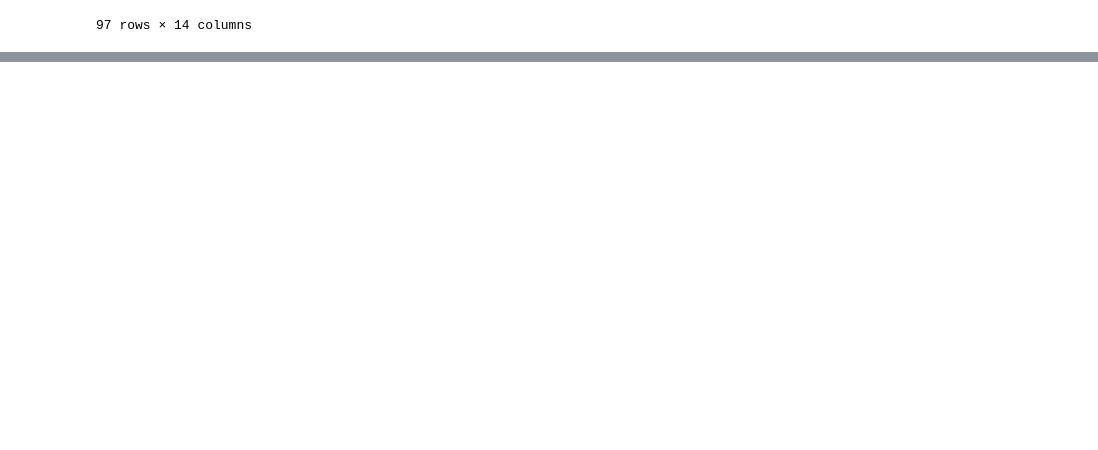
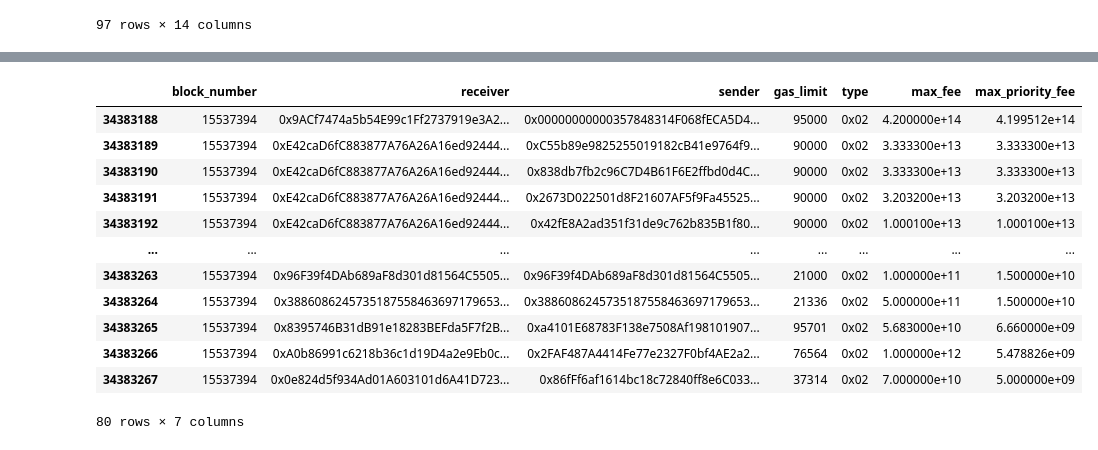
Before and after one commit to fmrmf/merge-challenge, a Jupyter notebook: notebook/transactions.ipynb, the cells around one changed output, grey strips where cells are left out. Drawn from its saved outputs; the diff is of its cells as text; code cells hidden in the pictures; blank space fills up the shorter version.

```diff
--- a/notebook/transactions.ipynb
+++ b/notebook/transactions.ipynb
@@ -154,0 +200,16 @@ last_block_appended = 15725628
+# %%
+qt[qt['block_number'] == merge_block_number]
+# %% [output]
+|  | block_number | receiver | sender | gas_limit | type | max_fee | max_priority_fee |
+| 34383188 | 15537394 | 0x9ACf7474a5b54E99c1Ff2737919e3A2... | 0x00000000000357848314F068fECA5D4... | 95000 | 0x02 | 4.200000e+14 | 4.199512e+14 |
+| 34383189 | 15537394 | 0xE42caD6fC883877A76A26A16ed92444... | 0xC55b89e9825255019182cB41e9764f9... | 90000 | 0x02 | 3.333300e+13 | 3.333300e+13 |
+| 34383190 | 15537394 | 0xE42caD6fC883877A76A26A16ed92444... | 0x838db7fb2c96C7D4B61F6E2ffbd0d4C... | 90000 | 0x02 | 3.333300e+13 | 3.333300e+13 |
+| 34383191 | 15537394 | 0xE42caD6fC883877A76A26A16ed92444... | 0x2673D022501d8F21607AF5f9Fa45525... | 90000 | 0x02 | 3.203200e+13 | 3.203200e+13 |
+| 34383192 | 15537394 | 0xE42caD6fC883877A76A26A16ed92444... | 0x42fE8A2ad351f31de9c762b835B1f80... | 90000 | 0x02 | 1.000100e+13 | 1.000100e+13 |
+| ... | ... | ... | ... | ... | ... | ... | ... |
+| 34383263 | 15537394 | 0x96F39f4DAb689aF8d301d81564C5505... | 0x96F39f4DAb689aF8d301d81564C5505... | 21000 | 0x02 | 1.000000e+11 | 1.500000e+10 |
+| 34383264 | 15537394 | 0x3886086245735187558463697179653... | 0x3886086245735187558463697179653... | 21336 | 0x02 | 5.000000e+11 | 1.500000e+10 |
+| 34383265 | 15537394 | 0x8395746B31dB91e18283BEFda5F7f2B... | 0xa4101E68783F138e7508Af198101907... | 95701 | 0x02 | 5.683000e+10 | 6.660000e+09 |
+| 34383266 | 15537394 | 0xA0b86991c6218b36c1d19D4a2e9Eb0c... | 0x2FAF487A4414Fe77e2327F0bf4AE2a2... | 76564 | 0x02 | 1.000000e+12 | 5.478826e+09 |
+| 34383267 | 15537394 | 0x0e824d5f934Ad01A603101d6A41D723... | 0x86fFf6af1614bc18c72840ff8e6C033... | 37314 | 0x02 | 7.000000e+10 | 5.000000e+09 |
+80 rows × 7 columns
```
Also changed, not shown: parts of 15 cells of this notebook, 3 other files.
